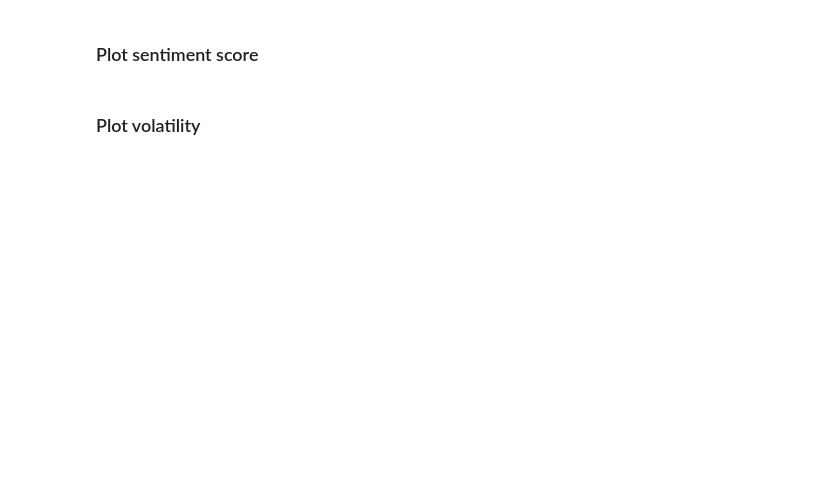
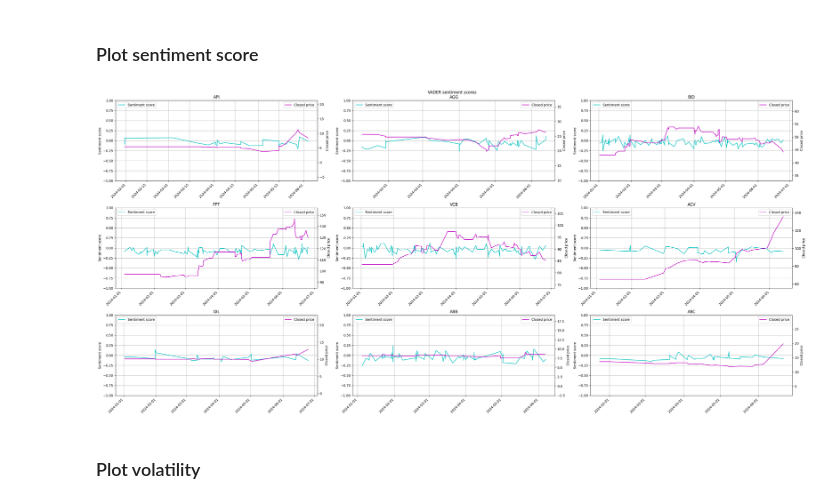
Before and after one commit to thaivo02/Sentiment-analysis, a Jupyter notebook: Sentiment_analysis_to_predict_stock_market.ipynb, the cells around one changed output. Drawn from its saved outputs; the diff is of its cells as text; code cells hidden in the pictures; blank space fills up the shorter version.

```diff
--- a/Sentiment_analysis_to_predict_stock_market.ipynb
+++ b/Sentiment_analysis_to_predict_stock_market.ipynb
@@ -133,0 +206,9 @@ for company in company_list:
+# %%
+headers={
+    "User-Agent": "Mozilla/5.0 (Windows NT 10.0; Win64; x64) AppleWebKit/537.36 (KHTML, like Gecko) Chrome/123.0.0.0 Safari/537.36 OPR/109.0.0.0",
+    "Content-Type": "application/x-www-form-urlencoded"
+}
+# %%
+url = 'https://finance.vietstock.vn/View/PagingNewsContent'
+# %%
+vietstock_news = {}
@@ -134,2 +336,8 @@ for company in company_list:
 # %% [markdown]
 ## Preprocess data
+# %%
+news_site = input("Chọn trang để phân tích dữ liệu: \n")
+if (news_site.lower() == "cafef"):
+  company_news = cafef_news
+elif (news_site.lower() == "vietstock"):
+  company_news = vietstock_news
@@ -288,33 +552,41 @@ vader_sentiment_scores = []
 # %%
 fig = plt.figure(figsize=(30, 14))
 
 for company, item in company_news.items():
     date = item['timeline']
     price = item['price']
     sentiment_scores = item['sentiment']
     plot_index = company_list.index(company) + 1
     plot_col = 3
     plot_row = (len(company_list) + plot_col - 1) // plot_col
     ax = fig.add_subplot(plot_row, plot_col, plot_index, frameon=False)
     ax.grid(True)
     ax.set_title(company)
     ax.set_ylim(-1, 1)
     dates = pd.to_datetime(date, dayfirst=True)
     ax.plot(dates, sentiment_scores, color='c', label='Sentiment score')
     ax.legend(loc='upper left')
+    ax.set_ylabel('Sentiment score')
+
     ax.xaxis.set_major_formatter(mdates.DateFormatter('%Y-%m-%d'))
+
     axt = ax.twinx()
     axt.plot(dates, price, color='m', label='Closed price')
     axt.legend(loc='upper right')
+    axt.set_ylabel('Closed price')
+
+    axt.set_xlabel('Date')
     axt.set_ylim(min(price) - 10, max(price) + 10)
     plt.setp(ax.get_xticklabels(), rotation=45, ha="right")
     vader_sentiment_scores.append(sentiment_scores)
 
 fig.suptitle('VADER sentiment scores')
 plt.legend()
 plt.tight_layout()
 plt.savefig('vader_sentiment_scores.png')
 plt.show()
+# %% [output]
+[figure, added]
 # %% [markdown]
 ### Plot volatility
 # %%
```
Also changed, not shown: parts of 40 cells of this notebook.
